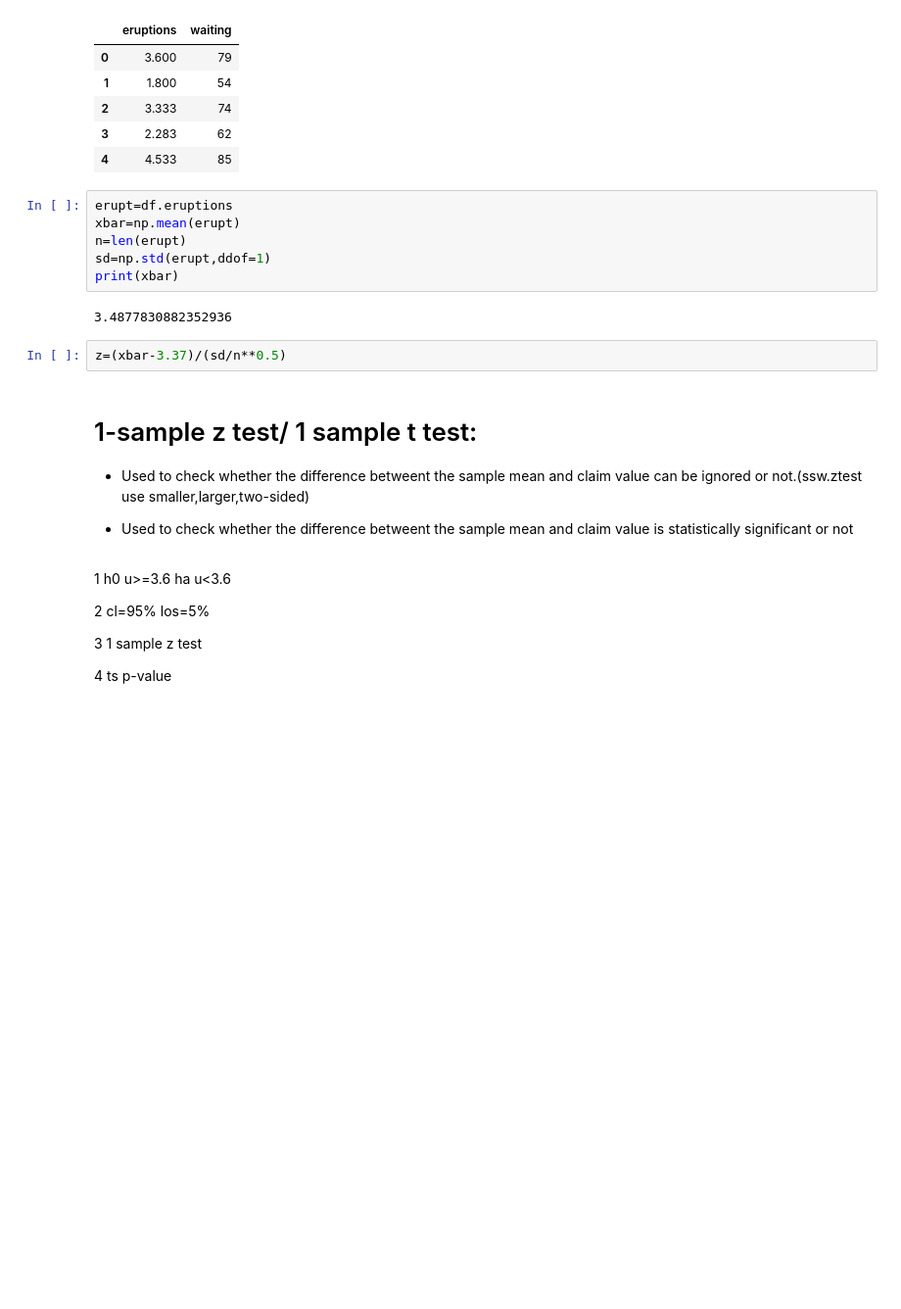
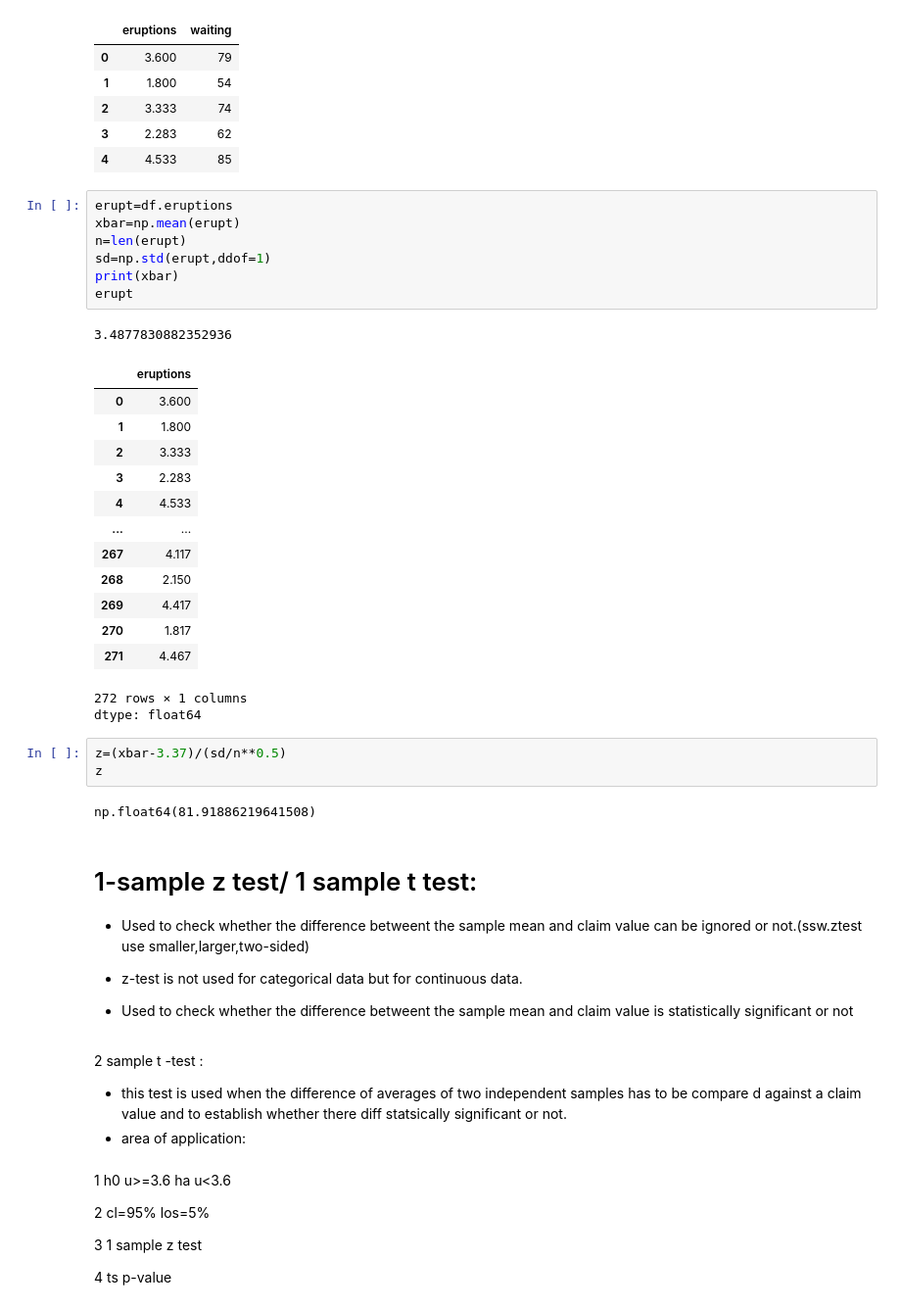
Before and after one commit to chaitanysaraswat/Advanced-Analytics-Using-Statistics, a Jupyter notebook: lecture10.ipynb, the cells around one changed output. Shown at 98% size. Cells and saved outputs as stored; diff of their text form; blank space fills up the shorter version.

```diff
--- a/lecture10.ipynb
+++ b/lecture10.ipynb
@@ -36,19 +36,43 @@ df.head()
 # %%
 erupt=df.eruptions
 xbar=np.mean(erupt)
 n=len(erupt)
 sd=np.std(erupt,ddof=1)
 print(xbar)
+erupt
 # %% [output]
 3.4877830882352936
+|  | eruptions |
+| 0 | 3.600 |
+| 1 | 1.800 |
+| 2 | 3.333 |
+| 3 | 2.283 |
+| 4 | 4.533 |
+| ... | ... |
+| 267 | 4.117 |
+| 268 | 2.150 |
+| 269 | 4.417 |
+| 270 | 1.817 |
+| 271 | 4.467 |
+272 rows × 1 columns
+dtype: float64
 # %%
 z=(xbar-3.37)/(sd/n**0.5)
+z
+# %% [output]
+np.float64(81.91886219641508)
 # %% [markdown]
 # 1-sample z test/ 1 sample t test:
 
 - Used to check whether the difference betweent the sample mean and claim value can be ignored or not.(ssw.ztest use smaller,larger,two-sided)
 
+- z-test is not used for categorical data but for continuous data.
 - Used to check whether the difference betweent the sample mean and claim value is statistically significant or not
+# %% [markdown]
+2 sample t -test :
+- this test is used when the difference of averages of two independent samples
+has to be compare d against a claim value and to establish whether there diff statsically significant or not.
+- area of application:
 # %% [markdown]
 1  h0 u>=3.6
   ha u<3.6
```
Also changed, not shown: parts of 18 cells of this notebook.
